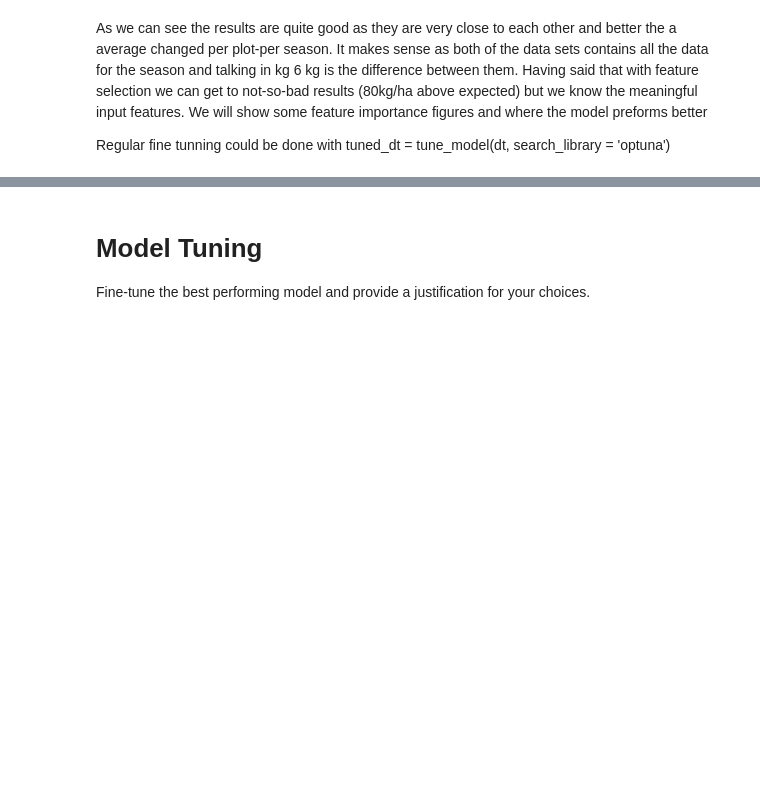
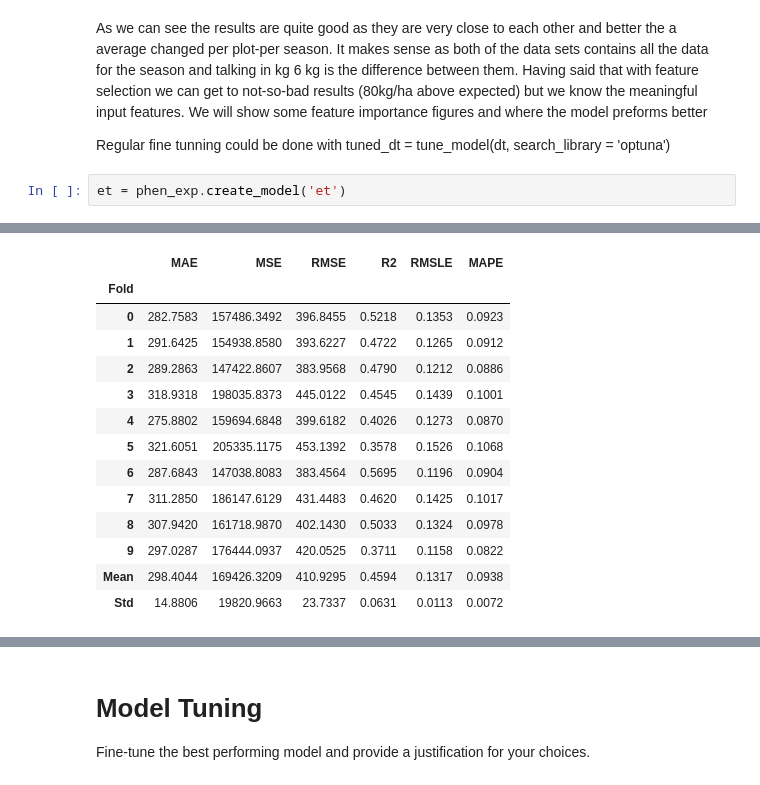
Before and after one commit to SarielGil/Soybeans_regressor, a Jupyter notebook: notebooks/model_compare.ipynb, the cells around one changed output, grey strips where cells are left out. Saved outputs shown, nothing was run; the diff lists cells and outputs as text; blank space fills up the shorter version.

```diff
--- a/notebooks/model_compare.ipynb
+++ b/notebooks/model_compare.ipynb
@@ -198,3 +183,6 @@ We will show some feature importance figures and where the model preforms better
 
 Regular fine tunning could be done with
 tuned_dt = tune_model(dt, search_library = 'optuna')
+# %%
+et = phen_exp.create_model('et')
+# %% [output]
@@ -200,0 +190,14 @@ tuned_dt = tune_model(dt, search_library = 'optuna')
+|  | MAE | MSE | RMSE | R2 | RMSLE | MAPE |
+| Fold |  |  |  |  |  |  |
+| 0 | 282.7583 | 157486.3492 | 396.8455 | 0.5218 | 0.1353 | 0.0923 |
+| 1 | 291.6425 | 154938.8580 | 393.6227 | 0.4722 | 0.1265 | 0.0912 |
+| 2 | 289.2863 | 147422.8607 | 383.9568 | 0.4790 | 0.1212 | 0.0886 |
+| 3 | 318.9318 | 198035.8373 | 445.0122 | 0.4545 | 0.1439 | 0.1001 |
+| 4 | 275.8802 | 159694.6848 | 399.6182 | 0.4026 | 0.1273 | 0.0870 |
+| 5 | 321.6051 | 205335.1175 | 453.1392 | 0.3578 | 0.1526 | 0.1068 |
+| 6 | 287.6843 | 147038.8083 | 383.4564 | 0.5695 | 0.1196 | 0.0904 |
+| 7 | 311.2850 | 186147.6129 | 431.4483 | 0.4620 | 0.1425 | 0.1017 |
+| 8 | 307.9420 | 161718.9870 | 402.1430 | 0.5033 | 0.1324 | 0.0978 |
+| 9 | 297.0287 | 176444.0937 | 420.0525 | 0.3711 | 0.1158 | 0.0822 |
+| Mean | 298.4044 | 169426.3209 | 410.9295 | 0.4594 | 0.1317 | 0.0938 |
+| Std | 14.8806 | 19820.9663 | 23.7337 | 0.0631 | 0.0113 | 0.0072 |
```
Also changed, not shown: parts of 10 cells of this notebook, 1 other file.
